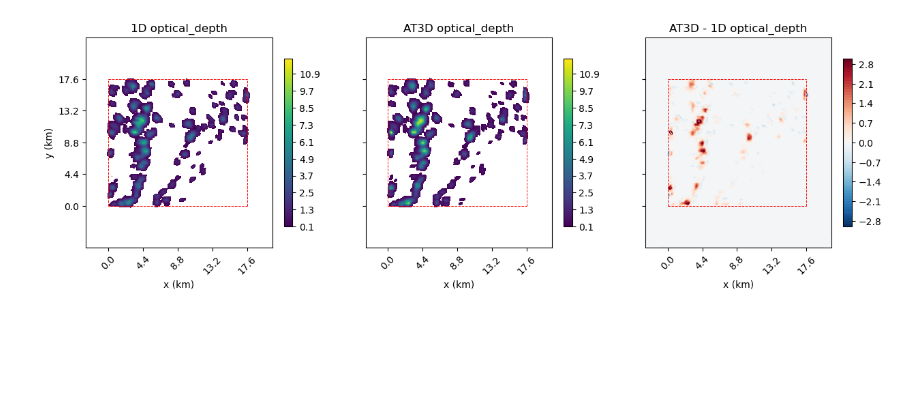
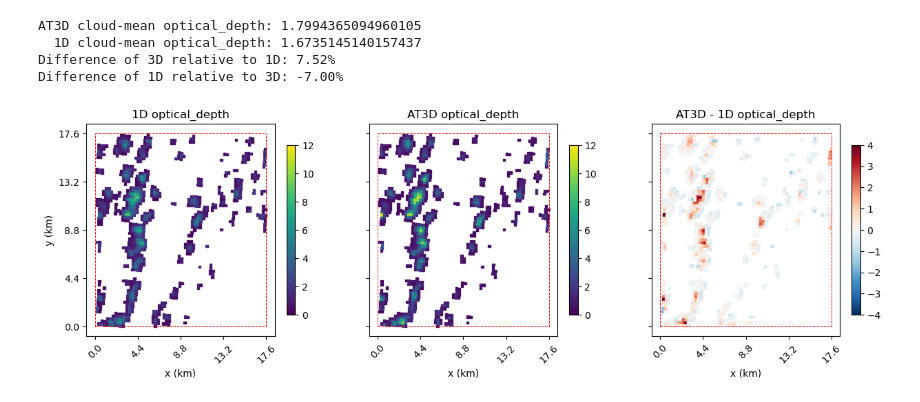
Before and after one commit to jlun17/misr-at3d-camp2ex, a Jupyter notebook: notebooks/investigation/single_retrieval/Tau1D.ipynb, the cells around one changed output. Cells and saved outputs as stored; diff of their text form; code cells hidden in the pictures; blank space fills up the shorter version.

```diff
--- a/notebooks/investigation/single_retrieval/Tau1D.ipynb
+++ b/notebooks/investigation/single_retrieval/Tau1D.ipynb
@@ -40,57 +43,89 @@ brf_ths = {
 }
 r.add_threshold_mask(r.obs, 'MISR', 'threshold_mask', 'brf', brf_ths)
 r.add_threshold_mask(r.sensors_retrieval, 'MISR', 'tau_mask', 'optical_depth', 0.3)
+r.add_ray_containment_mask(mask_name='ray_containment')
+# %%
+sensor_i = 4
+# mask_name1 = 'threshold_mask'
+mask_name1 = 'tau_mask'
+mask_name2 = 'ray_containment'
+mask1 = r.masks['MISR']['sensor_list'][sensor_i][mask_name1]
+mask2 = r.masks['MISR']['sensor_list'][sensor_i][mask_name2]
+mask_cond = np.logical_and(mask1 == 1, mask2 == 2)
+
+attr = 'optical_depth'
+
+cam1D = r.obs['MISR']['sensor_list'][sensor_i]
+cam3D = r.sensors_retrieval['MISR']['sensor_list'][sensor_i]
+
+z1D = np.nan_to_num(cam1D[attr])[mask_cond]
+z3D = np.nan_to_num(cam3D[attr])[mask_cond]
+
+taubar1D = np.mean(z1D)
+taubar3D = np.mean(z3D)
+# %%
+print(f'AT3D cloud-mean {attr}: {taubar3D}')
+print(f'  1D cloud-mean {attr}: {taubar1D}')
+print(f'Difference of 3D relative to 1D: {100*(taubar3D - taubar1D)/taubar1D:.2f}%')
+print(f'Difference of 1D relative to 3D: {100*(taubar1D - taubar3D)/taubar3D:.2f}%')
+# %% [output]
+AT3D cloud-mean optical_depth: 1.7994365094960105
+  1D cloud-mean optical_depth: 1.6735145140157437
+Difference of 3D relative to 1D: 7.52%
+Difference of 1D relative to 3D: -7.00%
 # %%
-tau_kwargs = {
-    'levels':np.arange(0.1,12.1,0.1)
-}
-tau_diff_kwargs = {
-    'levels':np.arange(-3,3.02,0.1),
-    'cmap':'RdBu_r'
-}
 f, ax = plt.subplots(1, 3, figsize=(15, 4), sharex=True, sharey=True)
 
-sensor_i = 4
-# mask_name = 'threshold_mask'
-mask_name = 'tau_mask'
-attr = 'optical_depth'
+# tau_kwargs = {
+#     'levels':np.arange(0.0,12.1,0.1)
+# }
+# tau_diff_kwargs = {
+#     'levels':np.arange(-3,3.02,0.1),
+#     'cmap':'RdBu_r'
+# }
+# p1 = ax[0].tricontourf(cam1D.ray_x, cam1D.ray_y, z1D, **tau_kwargs)
+# p2 = ax[1].tricontourf(cam3D.ray_x, cam3D.ray_y, z3D, **tau_kwargs)
+# p3 = ax[2].tricontourf(cam1D.ray_x, cam1D.ray_y, z3D - z1D, **tau_diff_kwargs)
 
-cam1D = r.obs['MISR']['sensor_list'][sensor_i]
-cam3D = r.sensors_retrieval['MISR']['sensor_list'][sensor_i]
-mask = r.masks['MISR']['sensor_list'][sensor_i][mask_name]
-
-z1D = np.nan_to_num(cam1D[attr]) * mask
-z3D = np.nan_to_num(cam3D[attr]) * mask
-
-p1 = ax[0].tricontourf(cam1D.ray_x, cam1D.ray_y, z1D, **tau_kwargs)
-p2 = ax[1].tricontourf(cam3D.ray_x, cam3D.ray_y, z3D, **tau_kwargs)
-p3 = ax[2].tricontourf(cam1D.ray_x, cam1D.ray_y, z3D - z1D, **tau_diff_kwargs)
+scat_kwargs = {
+    's':6,
+    'marker':'s',
+    'vmin':0,
+    'vmax':12
+}
+scat_diff_kwargs = scat_kwargs.copy()
+scat_diff_kwargs['cmap'] = 'RdBu_r'
+scat_diff_kwargs['vmin'] = -4
+scat_diff_kwargs['vmax'] = 4
+p1 = ax[0].scatter(cam1D.ray_x.data[mask_cond], cam1D.ray_y.data[mask_cond], c=z1D, **scat_kwargs)
+p2 = ax[1].scatter(cam3D.ray_x.data[mask_cond], cam3D.ray_y.data[mask_cond], c=z3D, **scat_kwargs)
+p3 = ax[2].scatter(cam1D.ray_x.data[mask_cond], cam1D.ray_y.data[mask_cond], c=z3D - z1D, **scat_diff_kwargs)
 
 plt.colorbar(p1, ax=ax[0], shrink=0.8)
 plt.colorbar(p2, ax=ax[1], shrink=0.8)
 plt.colorbar(p3, ax=ax[2], shrink=0.8)
 
 ax[0].set_title(f'1D {attr}')
 ax[1].set_title(f'AT3D {attr}')
 ax[2].set_title(f'AT3D - 1D {attr}')
 ax[0].set_ylabel('y (km)')
 
 ticks = [0.0, 4.4, 8.8, 13.2, 17.6]
 box_kwargs = {
     'c':'r',
     'ls': '--',
     'lw': 0.7
 }
 for a in ax.flat:
     a.plot([0, 0], [0, 17.6], **box_kwargs)
     a.plot([0, 17.6], [0, 0], **box_kwargs)
     a.plot([17.6, 17.6], [0, 17.6], **box_kwargs)
     a.plot([0, 17.6], [17.6, 17.6], **box_kwargs)
     a.set_xticks(ticks)
     a.set_xticklabels(ticks, rotation=45)
     a.set_yticks(ticks)
     a.set_xlabel('x (km)')
     # a.set_xlim([0,17.6])
     # a.set_ylim([0,17.6])
 # %% [output]
-[figure, old version]
+[figure, new version]
```
Also changed, not shown: parts of 4 cells of this notebook, 6 other files.
